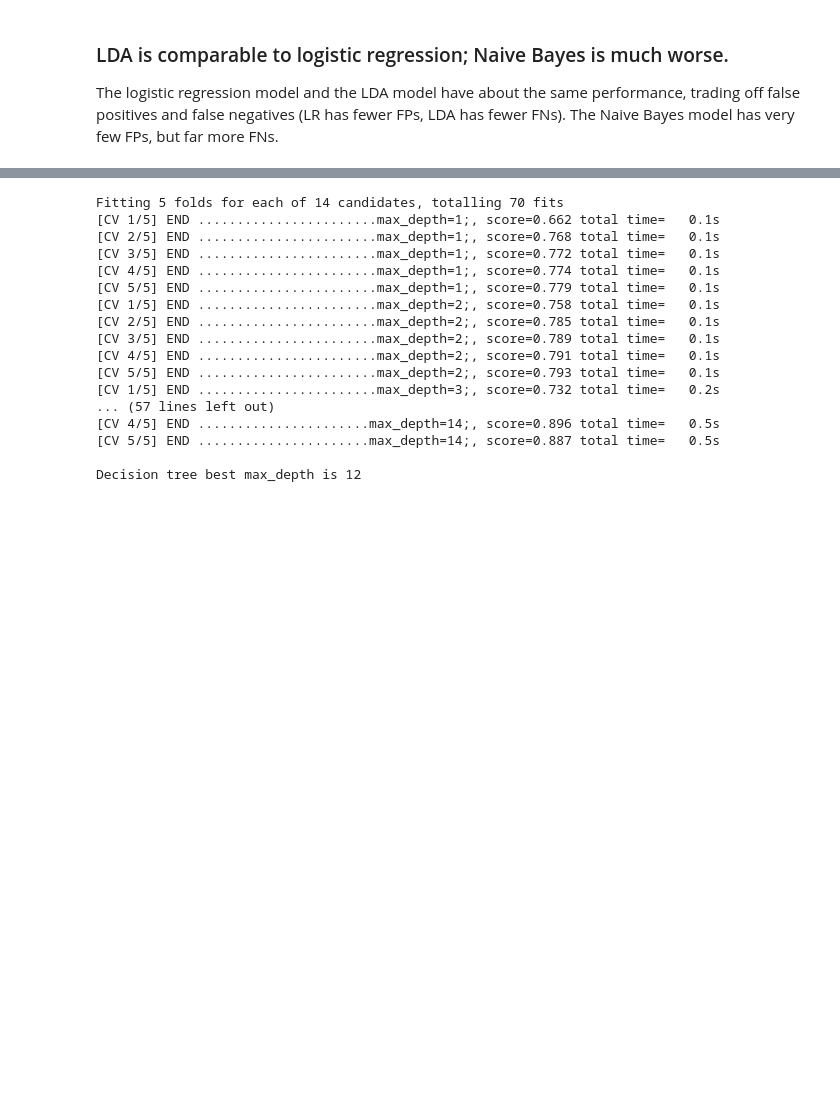
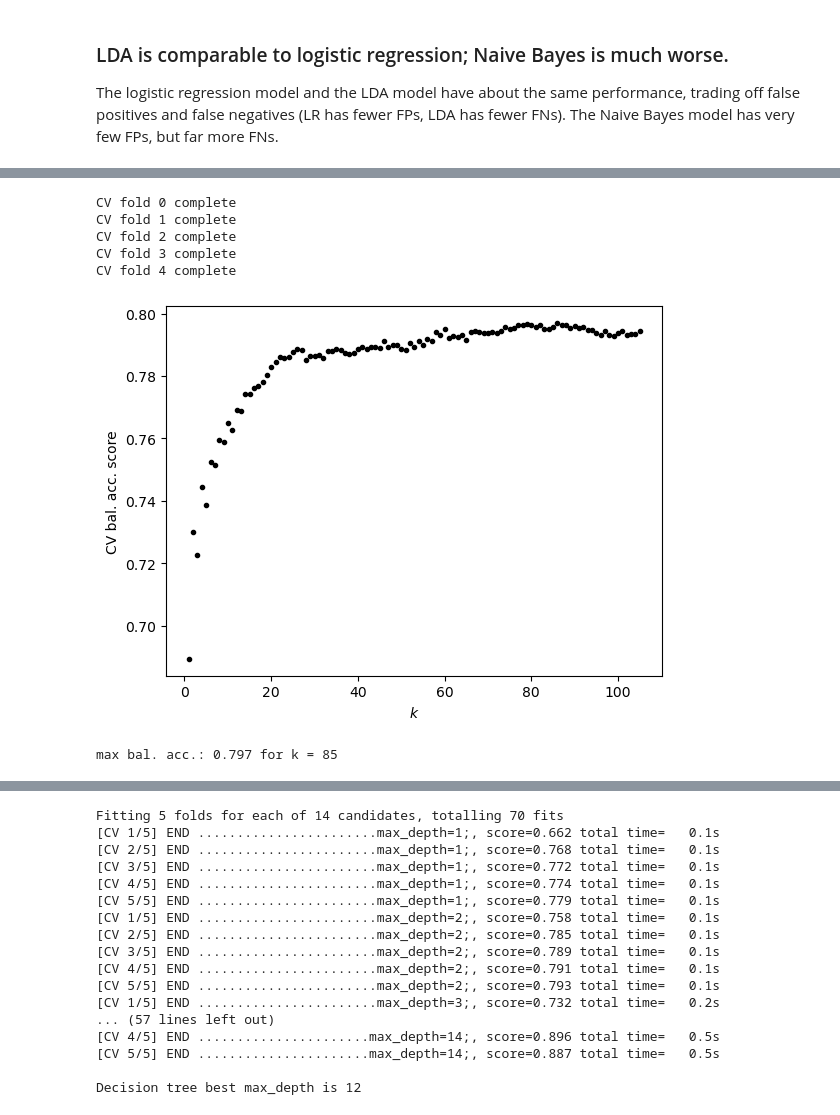
Before and after one commit to aapandy2/predicting_nba_player_retention, a Jupyter notebook: ModelSelection.ipynb, the cells around one changed output, grey strips where cells are left out. Cells and saved outputs as stored; diff of their text form; code cells hidden in the pictures; blank space fills up the shorter version.

Commit message:
add KNN, QDA to ModelSelection

```diff
--- a/ModelSelection.ipynb
+++ b/ModelSelection.ipynb
@@ -261,0 +295,52 @@ The logistic regression model and the LDA model have about the same performance,
+# %%
+NUM_FOLDS = 5
+
+kfold = StratifiedKFold(n_splits=NUM_FOLDS, shuffle=True, random_state=815)
+
+MAX_KNN_K = 105
+
+bal_acc_vs_k = np.zeros((NUM_FOLDS, MAX_KNN_K)) #store balanced accuracy score vs k (num_neighbors)
+
+for i, (train_idx, test_idx) in enumerate(kfold.split(df_train[predictors], df_train.IN_LEAGUE_NEXT)):
+    #grab the raw training data and test data for this CV fold
+    X_tt  = df_train[predictors].iloc[train_idx]
+    y_tt  = df_train.IN_LEAGUE_NEXT.iloc[train_idx]
+    X_val = df_train[predictors].iloc[test_idx]
+    y_val = df_train.IN_LEAGUE_NEXT.iloc[test_idx]
+
+    #resample the training data using SMOTE
+    smote = SMOTE(random_state=5)
+    X_tt_re, y_tt_re = smote.fit_resample(X_tt, y_tt)
+
+    for k in range(1, MAX_KNN_K+1):
+        #train the model
+        knn = Pipeline([("scale", StandardScaler()), ("pca", PCA(32)), ("knn", KNeighborsClassifier(k))])
+        knn.fit(X_tt_re, y_tt_re)
+
+        #get prediction and balanced accuracy scores for validation set
+        pred = knn.predict(X_val)
+
+        #compute balanced_accuracy_score for each fold (i) and value of n_neighbors (k)
+        bal_acc_vs_k[i, k-1] = balanced_accuracy_score(y_val, pred) #k-1 because k starts at 1
+
+    print(f"CV fold {i} complete")
+# %% [output]
+CV fold 0 complete
+CV fold 1 complete
+CV fold 2 complete
+CV fold 3 complete
+CV fold 4 complete
+# %%
+knn_k         = range(1, MAX_KNN_K+1)
+mean_acc_vs_k = np.mean(bal_acc_vs_k, axis=0)
+best_k        = np.argmax(mean_acc_vs_k)
+
+plt.plot(knn_k, mean_acc_vs_k, 'k.')
+plt.xlabel('$k$')
+plt.ylabel('CV bal. acc. score')
+plt.show()
+
+print(f"max bal. acc.: {np.amax(mean_acc_vs_k):.3f} for k = {best_k}")
+# %% [output]
+[figure, added]
+max bal. acc.: 0.797 for k = 85
```
Also changed, not shown: parts of 9 cells of this notebook.
